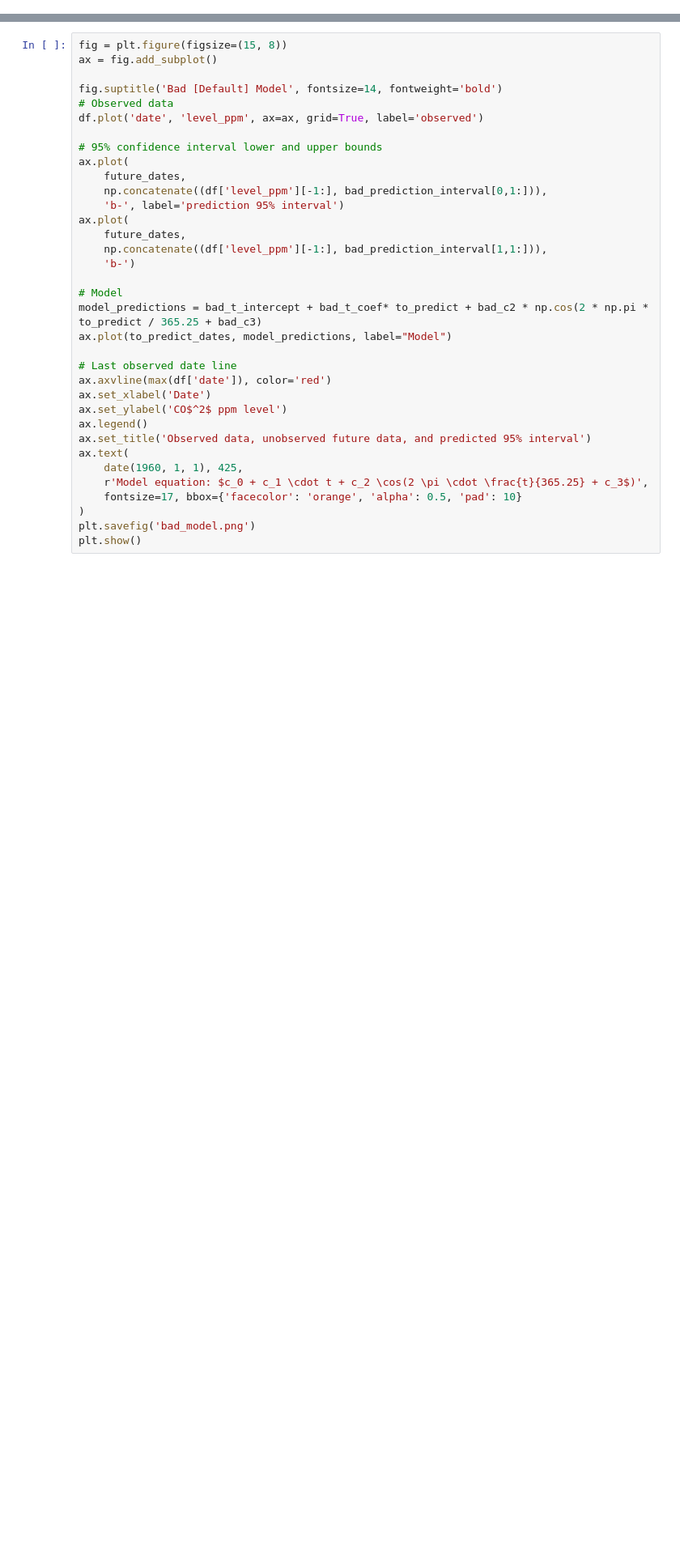
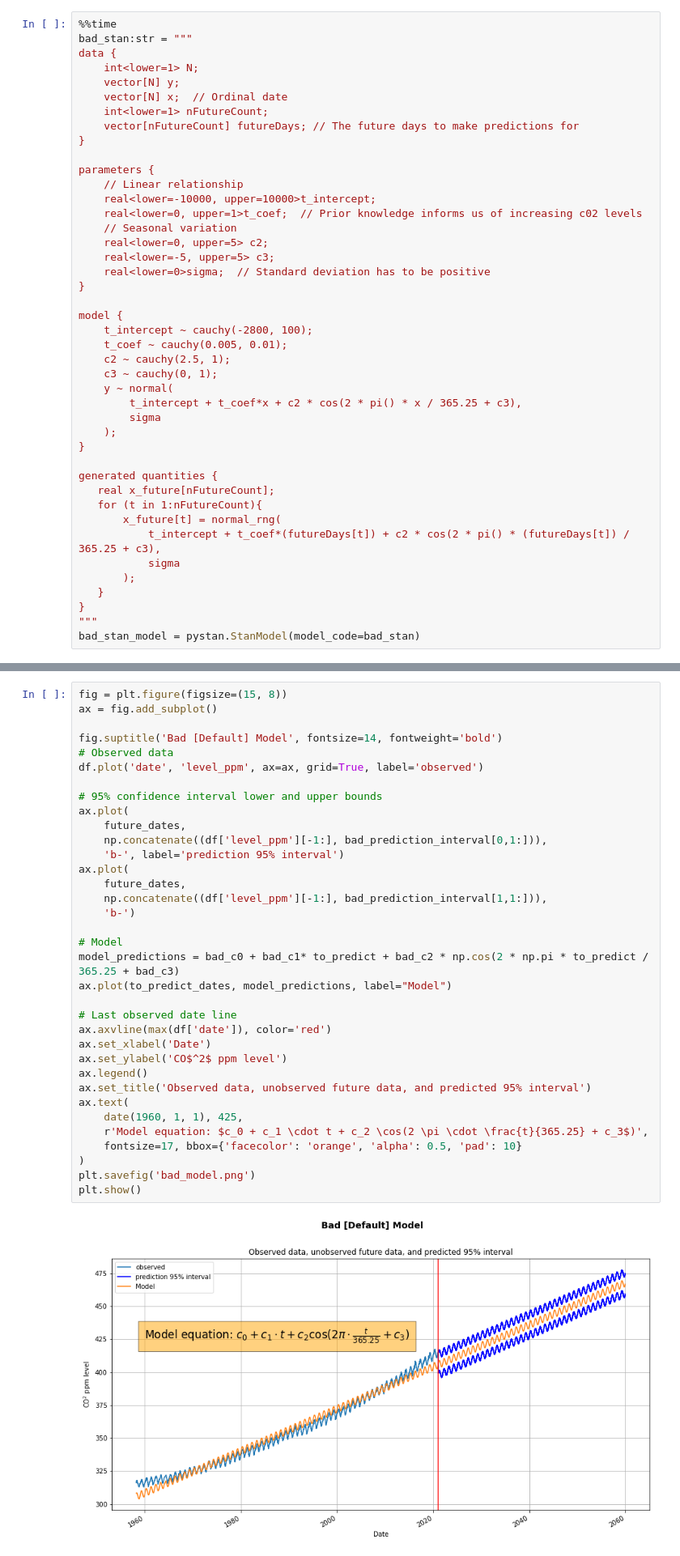
Before and after one commit to Inventrohyder/cs146, a Jupyter notebook: Assignments/final-project/notebook.ipynb, the cells around one changed output, grey strips where cells are left out. Shown at 81% size. Drawn from its saved outputs; the diff is of its cells as text; blank space fills up the shorter version.

```diff
--- a/Assignments/final-project/notebook.ipynb
+++ b/Assignments/final-project/notebook.ipynb
@@ -91,0 +84,43 @@ Wall time: 3min 36s
+# %%
+%%time
+bad_stan:str = """
+data {
+    int<lower=1> N;
+    vector[N] y;
+    vector[N] x;  // Ordinal date
+    int<lower=1> nFutureCount;
+    vector[nFutureCount] futureDays; // The future days to make predictions for
+}
+
+parameters {
+    // Linear relationship
+    real<lower=-10000, upper=10000>t_intercept;
+    real<lower=0, upper=1>t_coef;  // Prior knowledge informs us of increasing c02 levels
+    // Seasonal variation
+    real<lower=0, upper=5> c2;
+    real<lower=-5, upper=5> c3;
+    real<lower=0>sigma;  // Standard deviation has to be positive
+}
+
+model {
+    t_intercept ~ cauchy(-2800, 100);
+    t_coef ~ cauchy(0.005, 0.01);
+    c2 ~ cauchy(2.5, 1);
+    c3 ~ cauchy(0, 1);
+    y ~ normal(
+        t_intercept + t_coef*x + c2 * cos(2 * pi() * x / 365.25 + c3),
+        sigma
+    );
+}
+
+generated quantities {
+   real x_future[nFutureCount];
+   for (t in 1:nFutureCount){
+       x_future[t] = normal_rng(
+           t_intercept + t_coef*(futureDays[t]) + c2 * cos(2 * pi() * (futureDays[t]) / 365.25 + c3),
+           sigma
+       );
+   }
+}
+"""
+bad_stan_model = pystan.StanModel(model_code=bad_stan)
@@ -141,34 +162,36 @@ ax = fig.add_subplot()
 fig.suptitle('Bad [Default] Model', fontsize=14, fontweight='bold')
 # Observed data
 df.plot('date', 'level_ppm', ax=ax, grid=True, label='observed')
 
 # 95% confidence interval lower and upper bounds
 ax.plot(
     future_dates,
     np.concatenate((df['level_ppm'][-1:], bad_prediction_interval[0,1:])),
     'b-', label='prediction 95% interval')
 ax.plot(
     future_dates,
     np.concatenate((df['level_ppm'][-1:], bad_prediction_interval[1,1:])),
     'b-')
 
 # Model
-model_predictions = bad_t_intercept + bad_t_coef* to_predict + bad_c2 * np.cos(2 * np.pi * to_predict / 365.25 + bad_c3)
+model_predictions = bad_c0 + bad_c1* to_predict + bad_c2 * np.cos(2 * np.pi * to_predict / 365.25 + bad_c3)
 ax.plot(to_predict_dates, model_predictions, label="Model")
 
 # Last observed date line
 ax.axvline(max(df['date']), color='red')
 ax.set_xlabel('Date')
 ax.set_ylabel('CO$^2$ ppm level')
 ax.legend()
 ax.set_title('Observed data, unobserved future data, and predicted 95% interval')
 ax.text(
     date(1960, 1, 1), 425,
     r'Model equation: $c_0 + c_1 \cdot t + c_2 \cos(2 \pi \cdot \frac{t}{365.25} + c_3$)',
     fontsize=17, bbox={'facecolor': 'orange', 'alpha': 0.5, 'pad': 10}
 )
 plt.savefig('bad_model.png')
 plt.show()
+# %% [output]
+[figure, added]
 # %%
 %%time
 good_stan_model = pystan.StanModel(file='good_model.stan')
```
Also changed, not shown: parts of 12 cells of this notebook.
